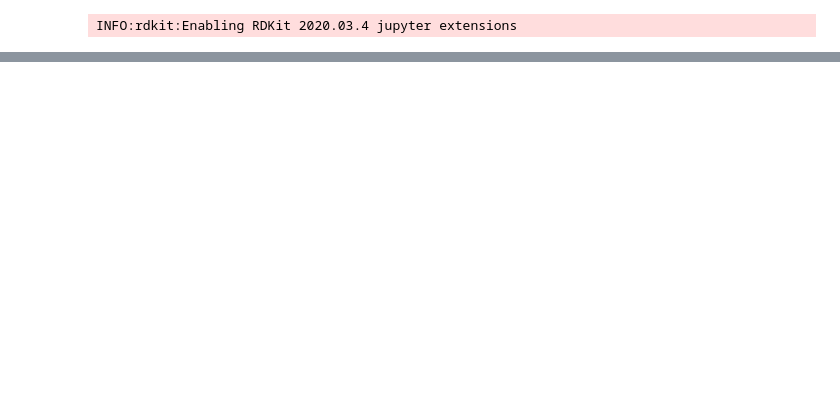
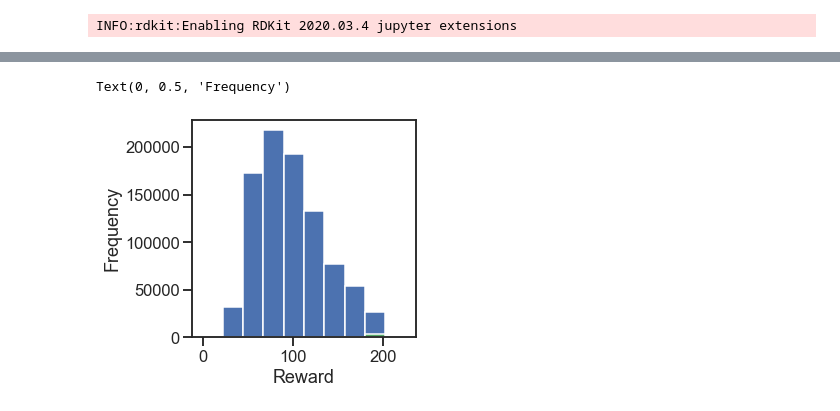
Before and after one commit to NREL/rlmolecule, a Jupyter notebook: stable_radical_optimization/monitor_progress.ipynb, the cells around one changed output, grey strips where cells are left out. Cells and saved outputs as stored; diff of their text form; code cells hidden in the pictures; blank space fills up the shorter version.

```diff
--- a/stable_radical_optimization/monitor_progress.ipynb
+++ b/stable_radical_optimization/monitor_progress.ipynb
@@ -216,11 +245,14 @@ plt.hist(rew_df.ie - rew_df.ea, bins=20)
 # %%
 fig = plt.figure(figsize=(4,4))
 ax = fig.add_subplot(111)
 
 plt.hist(rew_df.real_reward, label='All radicals', range=(0, 225))
 plt.hist(pass_gng.real_reward, label='Pass GNG', color='g', range=(0, 225))
-plt.xlabel('BDE')
+plt.xlabel('Reward')
 plt.ylabel('Frequency')
+# %% [output]
+Text(0, 0.5, 'Frequency')
+[figure, added]
 # %%
 import tensorflow as tf
 gpus = tf.config.experimental.list_physical_devices('GPU')
```
Also changed, not shown: parts of 18 cells of this notebook, 4 other files.
